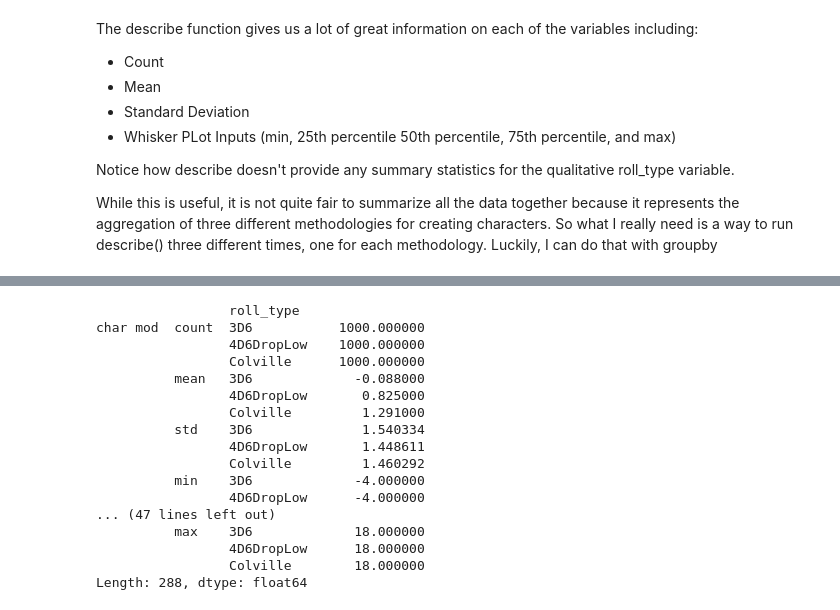
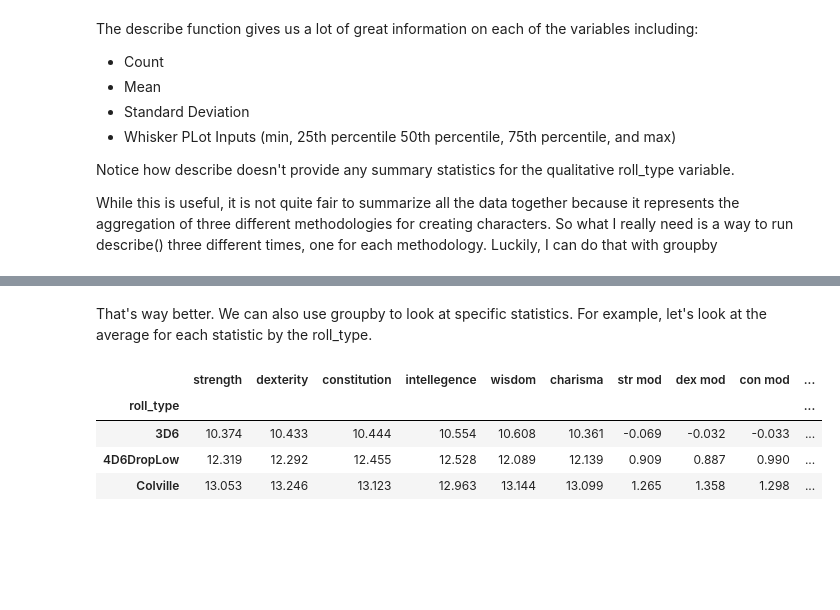
Before and after one commit to JohnErnestBonanno/5E_Stat_Gen, a Jupyter notebook: BlogPost2_EDA.ipynb, the cells around one changed output, grey strips where cells are left out. Cells and saved outputs as stored; diff of their text form; code cells hidden in the pictures; blank space fills up the shorter version.

```diff
--- a/BlogPost2_EDA.ipynb
+++ b/BlogPost2_EDA.ipynb
@@ -62,20 +66,10 @@ Information we don't need:
+# %% [markdown]
+That's way better.  We can also use groupby to look at specific statistics.  For example, let's look at the average for each statistic by the roll_type.
 # %%
-df.groupby('roll_type').describe().unstack()
+df.groupby('roll_type').mean()
 # %% [output]
-                 roll_type
-char mod  count  3D6           1000.000000
-                 4D6DropLow    1000.000000
-                 Colville      1000.000000
-          mean   3D6             -0.088000
-                 4D6DropLow       0.825000
-                 Colville         1.291000
-          std    3D6              1.540334
-                 4D6DropLow       1.448611
-                 Colville         1.460292
-          min    3D6             -4.000000
-                 4D6DropLow      -4.000000
-... (47 lines left out)
-          max    3D6             18.000000
-                 4D6DropLow      18.000000
-                 Colville        18.000000
-Length: 288, dtype: float64
+|  | strength | dexterity | constitution | intellegence | wisdom | charisma | str mod | dex mod | con mod | ... |
+| roll_type |  |  |  |  |  |  |  |  |  | ... |
+| 3D6 | 10.374 | 10.433 | 10.444 | 10.554 | 10.608 | 10.361 | -0.069 | -0.032 | -0.033 | ... |
+| 4D6DropLow | 12.319 | 12.292 | 12.455 | 12.528 | 12.089 | 12.139 | 0.909 | 0.887 | 0.990 | ... |
+| Colville | 13.053 | 13.246 | 13.123 | 12.963 | 13.144 | 13.099 | 1.265 | 1.358 | 1.298 | ... |
```
Also changed, not shown: parts of 8 cells of this notebook.
